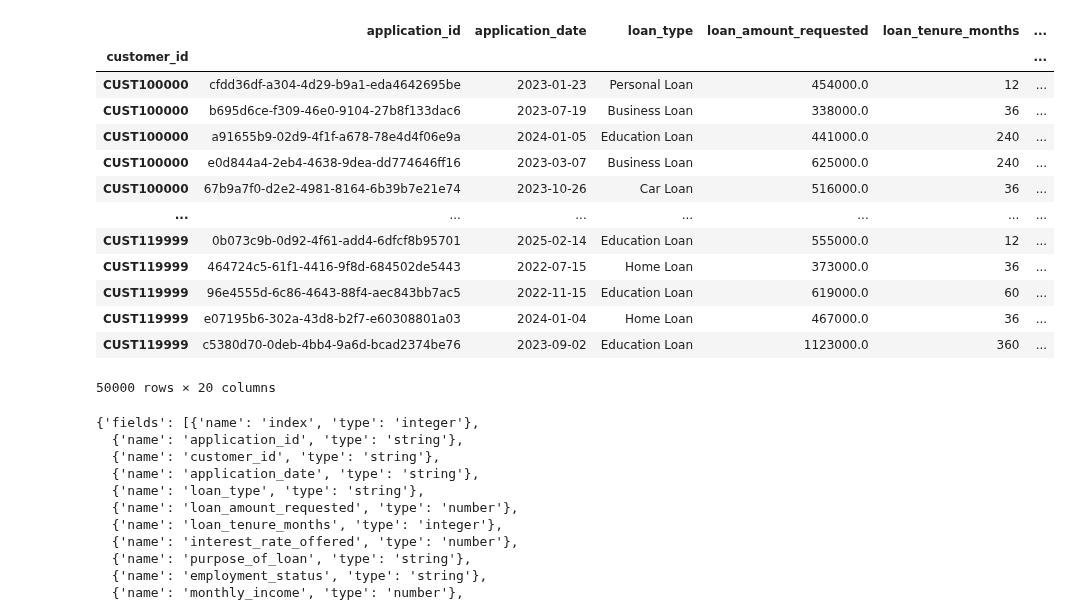
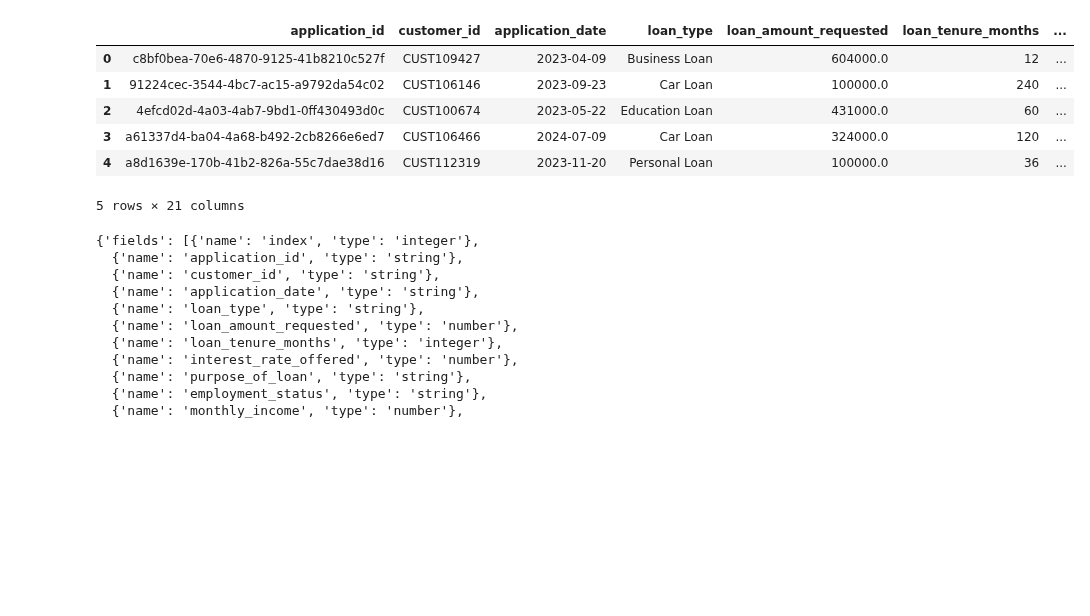
Before and after one commit to svgoudar/My-Data-Science-Roadmap, a Jupyter notebook: Pandas_and_Numpy/Panda/1.Basics.ipynb, the cells around one changed output. Drawn from its saved outputs; the diff is of its cells as text; code cells hidden in the pictures; blank space fills up the shorter version.

```diff
--- a/Pandas_and_Numpy/Panda/1.Basics.ipynb
+++ b/Pandas_and_Numpy/Panda/1.Basics.ipynb
@@ -5,5 +5,5 @@
 # print("Path to dataset files:",path)
 # %%
 import pandas as pd
-df_loan_applications = pd.read_csv("https://raw.githubusercontent.com/svgoudar/datasets/refs/heads/main/loan_applications.csv",index_col=1)
+df_loan_applications = pd.read_csv("https://raw.githubusercontent.com/svgoudar/datasets/refs/heads/main/loan_applications.csv")
 df_transactions = pd.read_csv("https://raw.githubusercontent.com/svgoudar/datasets/refs/heads/main/transactions.csv")
@@ -37,20 +10,13 @@ df_loan_applications.reset_index()
 # %%
-df_loan_applications_indexes.sort_index()
+df_loan_applications.head()
 # %% [output]
-|  | application_id | application_date | loan_type | loan_amount_requested | loan_tenure_months | ... |
-| customer_id |  |  |  |  |  | ... |
-| CUST100000 | cfdd36df-a304-4d29-b9a1-eda4642695be | 2023-01-23 | Personal Loan | 454000.0 | 12 | ... |
-| CUST100000 | b695d6ce-f309-46e0-9104-27b8f133dac6 | 2023-07-19 | Business Loan | 338000.0 | 36 | ... |
-| CUST100000 | a91655b9-02d9-4f1f-a678-78e4d4f06e9a | 2024-01-05 | Education Loan | 441000.0 | 240 | ... |
-| CUST100000 | e0d844a4-2eb4-4638-9dea-dd774646ff16 | 2023-03-07 | Business Loan | 625000.0 | 240 | ... |
-| CUST100000 | 67b9a7f0-d2e2-4981-8164-6b39b7e21e74 | 2023-10-26 | Car Loan | 516000.0 | 36 | ... |
-| ... | ... | ... | ... | ... | ... | ... |
-| CUST119999 | 0b073c9b-0d92-4f61-add4-6dfcf8b95701 | 2025-02-14 | Education Loan | 555000.0 | 12 | ... |
-| CUST119999 | 464724c5-61f1-4416-9f8d-684502de5443 | 2022-07-15 | Home Loan | 373000.0 | 36 | ... |
-| CUST119999 | 96e4555d-6c86-4643-88f4-aec843bb7ac5 | 2022-11-15 | Education Loan | 619000.0 | 60 | ... |
-| CUST119999 | e07195b6-302a-43d8-b2f7-e60308801a03 | 2024-01-04 | Home Loan | 467000.0 | 36 | ... |
-| CUST119999 | c5380d70-0deb-4bb4-9a6d-bcad2374be76 | 2023-09-02 | Education Loan | 1123000.0 | 360 | ... |
+|  | application_id | customer_id | application_date | loan_type | loan_amount_requested | loan_tenure_months | ... |
+| 0 | c8bf0bea-70e6-4870-9125-41b8210c527f | CUST109427 | 2023-04-09 | Business Loan | 604000.0 | 12 | ... |
+| 1 | 91224cec-3544-4bc7-ac15-a9792da54c02 | CUST106146 | 2023-09-23 | Car Loan | 100000.0 | 240 | ... |
+| 2 | 4efcd02d-4a03-4ab7-9bd1-0ff430493d0c | CUST100674 | 2023-05-22 | Education Loan | 431000.0 | 60 | ... |
+| 3 | a61337d4-ba04-4a68-b492-2cb8266e6ed7 | CUST106466 | 2024-07-09 | Car Loan | 324000.0 | 120 | ... |
+| 4 | a8d1639e-170b-41b2-826a-55c7dae38d16 | CUST112319 | 2023-11-20 | Personal Loan | 100000.0 | 36 | ... |
-50000 rows × 20 columns
+5 rows × 21 columns
 # %%
 pd.io.json.build_table_schema(df_loan_applications)
 # %% [output]
```
Also changed, not shown: parts of 10 cells of this notebook.
